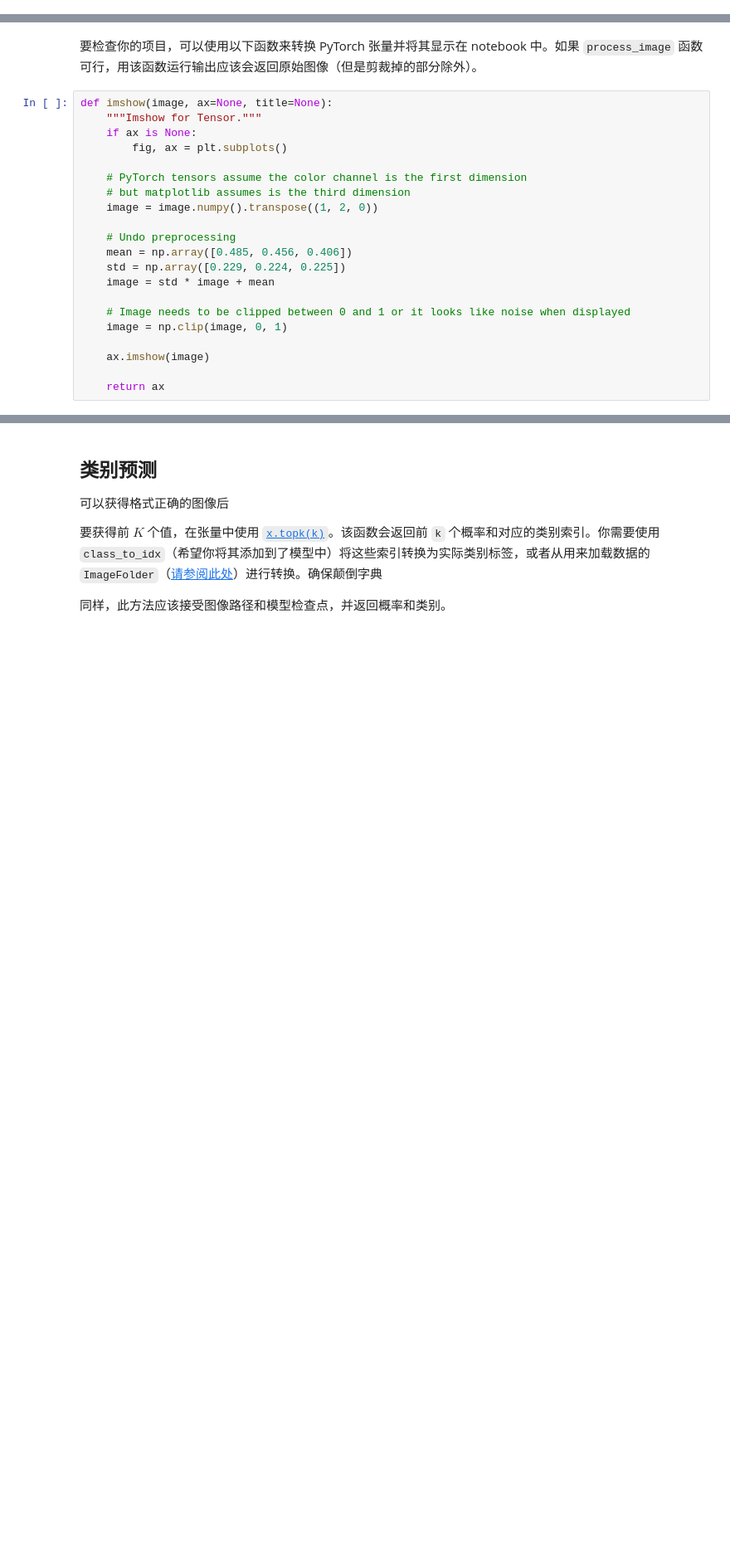
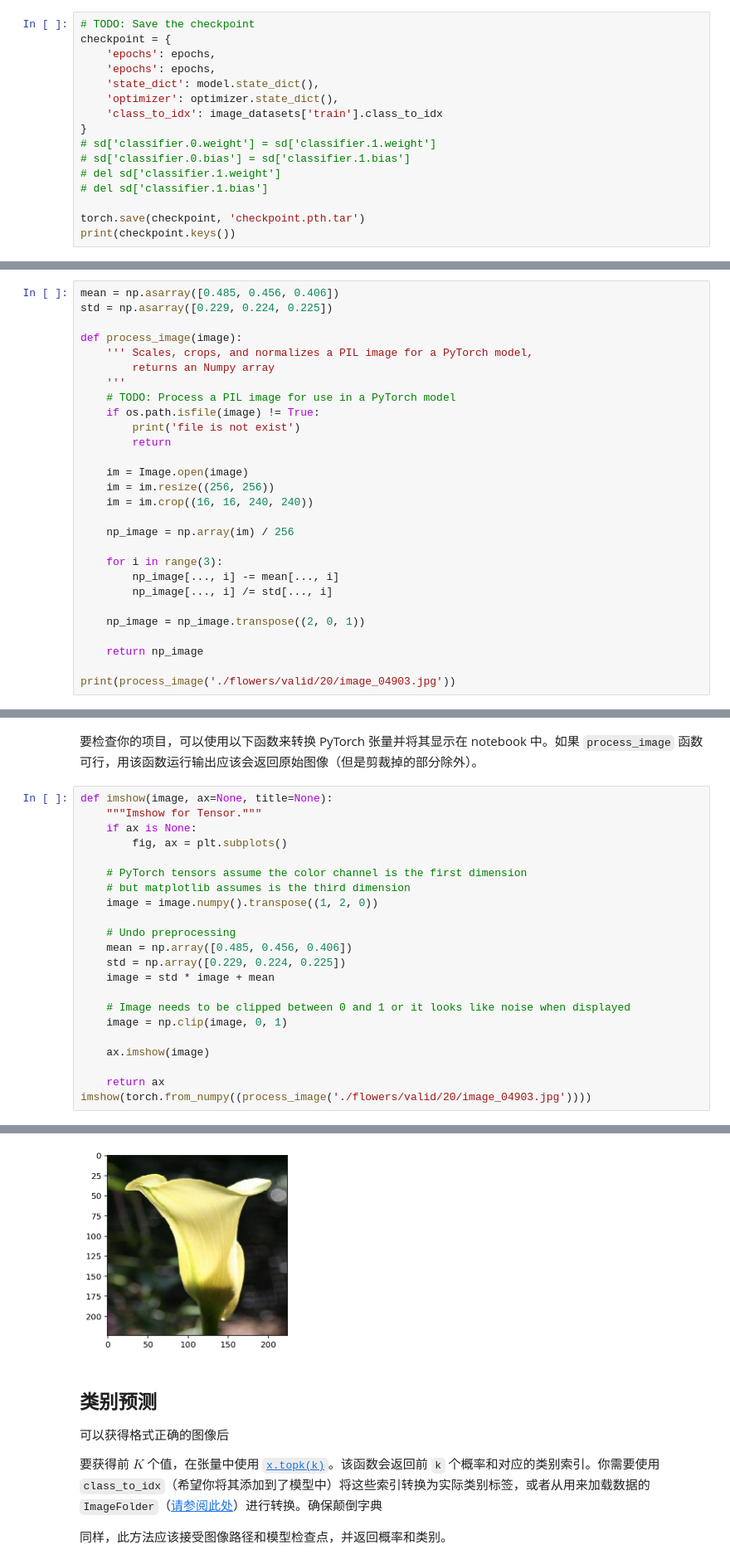
Before and after one commit to zzzJH/aipnd-project, a Jupyter notebook: Image Classifier Project-zh.ipynb, the cells around one changed output, grey strips where cells are left out. Shown: that part at 83% size. Drawn from its saved outputs; the diff is of its cells as text; blank space fills up the shorter version.

```diff
--- a/Image Classifier Project-zh.ipynb
+++ b/Image Classifier Project-zh.ipynb
@@ -99,0 +307,16 @@ with open('cat_to_name.json', 'r') as f:
+# %%
+# TODO: Save the checkpoint
+checkpoint = {
+    'epochs': epochs,
+    'epochs': epochs,
+    'state_dict': model.state_dict(),
+    'optimizer': optimizer.state_dict(),
+    'class_to_idx': image_datasets['train'].class_to_idx
+}
+# sd['classifier.0.weight'] = sd['classifier.1.weight']
+# sd['classifier.0.bias'] = sd['classifier.1.bias']
+# del sd['classifier.1.weight']
+# del sd['classifier.1.bias']
+
+torch.save(checkpoint, 'checkpoint.pth.tar')
+print(checkpoint.keys())
@@ -136,0 +410,28 @@ def process_image(image):
+# %%
+mean = np.asarray([0.485, 0.456, 0.406])
+std = np.asarray([0.229, 0.224, 0.225])
+
+def process_image(image):
+    ''' Scales, crops, and normalizes a PIL image for a PyTorch model,
+        returns an Numpy array
+    '''
+    # TODO: Process a PIL image for use in a PyTorch model
+    if os.path.isfile(image) != True:
+        print('file is not exist')
+        return
+
+    im = Image.open(image)
+    im = im.resize((256, 256))
+    im = im.crop((16, 16, 240, 240))
+
+    np_image = np.array(im) / 256
+
+    for i in range(3):
+        np_image[..., i] -= mean[..., i]
+        np_image[..., i] /= std[..., i]
+
+    np_image = np_image.transpose((2, 0, 1))
+
+    return np_image
+
+print(process_image('./flowers/valid/20/image_04903.jpg'))
@@ -157,3 +476,5 @@ def imshow(image, ax=None, title=None):
     ax.imshow(image)
 
     return ax
+imshow(torch.from_numpy((process_image('./flowers/valid/20/image_04903.jpg'))))
+# %% [output]
@@ -160,3 +482,4 @@ def imshow(image, ax=None, title=None):
+[figure, added]
 # %% [markdown]
 ## 类别预测
 
```
Also changed, not shown: parts of 23 cells of this notebook, 4 other files.
